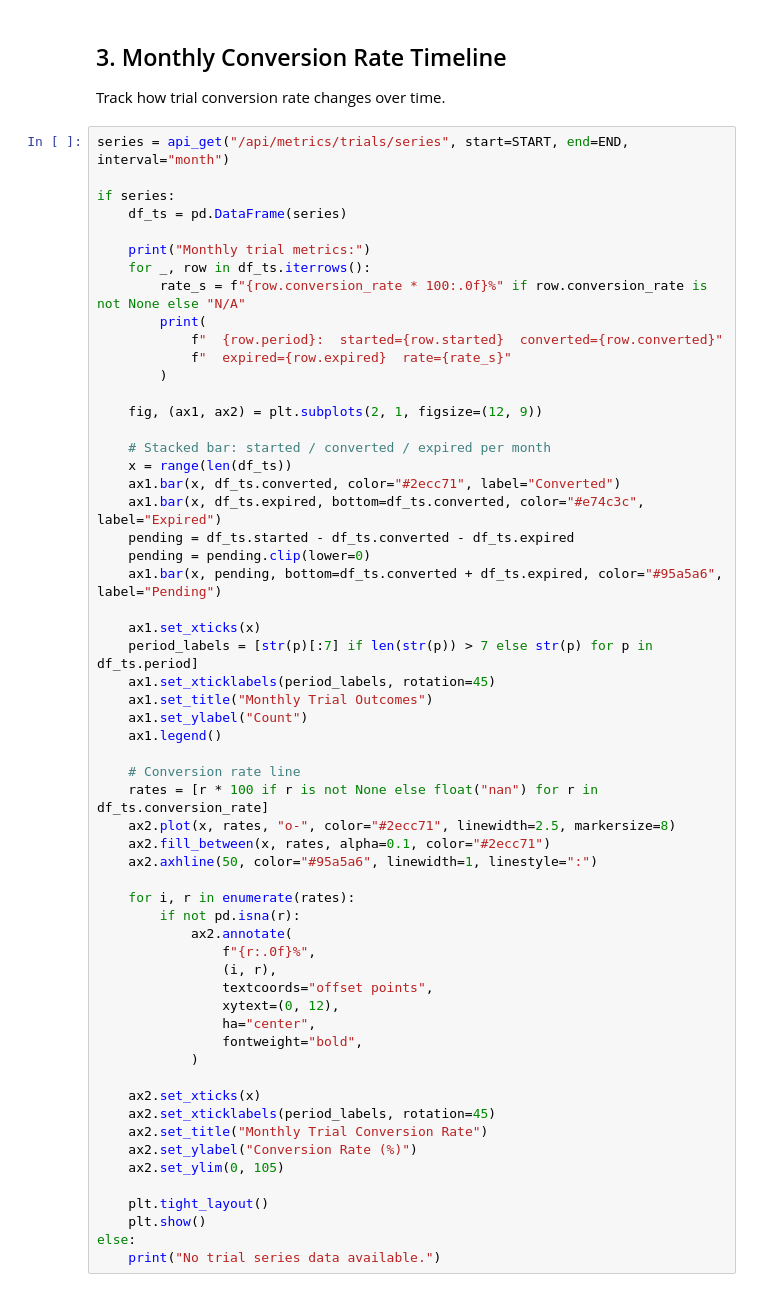
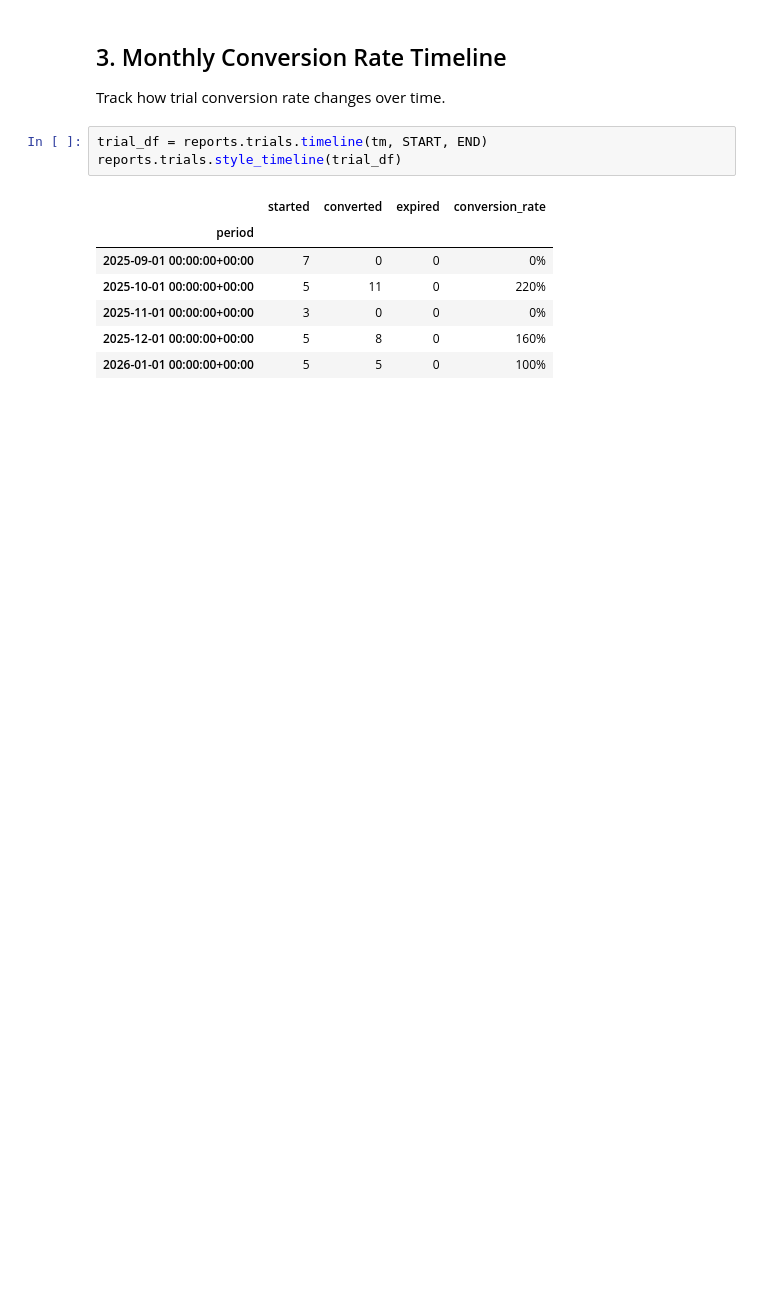
Before and after one commit to ondraz/subscriptions, a Jupyter notebook: docs/notebooks/05_trials.ipynb, the cells around one changed output. Drawn from its saved outputs; the diff is of its cells as text; blank space fills up the shorter version.

```diff
--- a/docs/notebooks/05_trials.ipynb
+++ b/docs/notebooks/05_trials.ipynb
@@ -91,60 +63,13 @@ plt.show()
 
 Track how trial conversion rate changes over time.
 # %%
-series = api_get("/api/metrics/trials/series", start=START, end=END, interval="month")
-
-if series:
-    df_ts = pd.DataFrame(series)
-
-    print("Monthly trial metrics:")
-    for _, row in df_ts.iterrows():
-        rate_s = f"{row.conversion_rate * 100:.0f}%" if row.conversion_rate is not None else "N/A"
-        print(
-            f"  {row.period}:  started={row.started}  converted={row.converted}"
-            f"  expired={row.expired}  rate={rate_s}"
-        )
-
-    fig, (ax1, ax2) = plt.subplots(2, 1, figsize=(12, 9))
-
-    # Stacked bar: started / converted / expired per month
-    x = range(len(df_ts))
-    ax1.bar(x, df_ts.converted, color="#2ecc71", label="Converted")
-    ax1.bar(x, df_ts.expired, bottom=df_ts.converted, color="#e74c3c", label="Expired")
-    pending = df_ts.started - df_ts.converted - df_ts.expired
-    pending = pending.clip(lower=0)
-    ax1.bar(x, pending, bottom=df_ts.converted + df_ts.expired, color="#95a5a6", label="Pending")
-
-    ax1.set_xticks(x)
-    period_labels = [str(p)[:7] if len(str(p)) > 7 else str(p) for p in df_ts.period]
-    ax1.set_xticklabels(period_labels, rotation=45)
-    ax1.set_title("Monthly Trial Outcomes")
-    ax1.set_ylabel("Count")
-    ax1.legend()
-
-    # Conversion rate line
-    rates = [r * 100 if r is not None else float("nan") for r in df_ts.conversion_rate]
-    ax2.plot(x, rates, "o-", color="#2ecc71", linewidth=2.5, markersize=8)
-    ax2.fill_between(x, rates, alpha=0.1, color="#2ecc71")
-    ax2.axhline(50, color="#95a5a6", linewidth=1, linestyle=":")
-
-    for i, r in enumerate(rates):
-        if not pd.isna(r):
-            ax2.annotate(
-                f"{r:.0f}%",
-                (i, r),
-                textcoords="offset points",
-                xytext=(0, 12),
-                ha="center",
-                fontweight="bold",
-            )
-
-    ax2.set_xticks(x)
-    ax2.set_xticklabels(period_labels, rotation=45)
-    ax2.set_title("Monthly Trial Conversion Rate")
-    ax2.set_ylabel("Conversion Rate (%)")
-    ax2.set_ylim(0, 105)
-
-    plt.tight_layout()
-    plt.show()
-else:
-    print("No trial series data available.")
+trial_df = reports.trials.timeline(tm, START, END)
+reports.trials.style_timeline(trial_df)
+# %% [output]
+|  | started | converted | expired | conversion_rate |
+| period |  |  |  |  |
+| 2025-09-01 00:00:00+00:00 | 7 | 0 | 0 | 0% |
+| 2025-10-01 00:00:00+00:00 | 5 | 11 | 0 | 220% |
+| 2025-11-01 00:00:00+00:00 | 3 | 0 | 0 | 0% |
+| 2025-12-01 00:00:00+00:00 | 5 | 8 | 0 | 160% |
+| 2026-01-01 00:00:00+00:00 | 5 | 5 | 0 | 100% |
```
Also changed, not shown: parts of 7 cells of this notebook, 39 other files.
